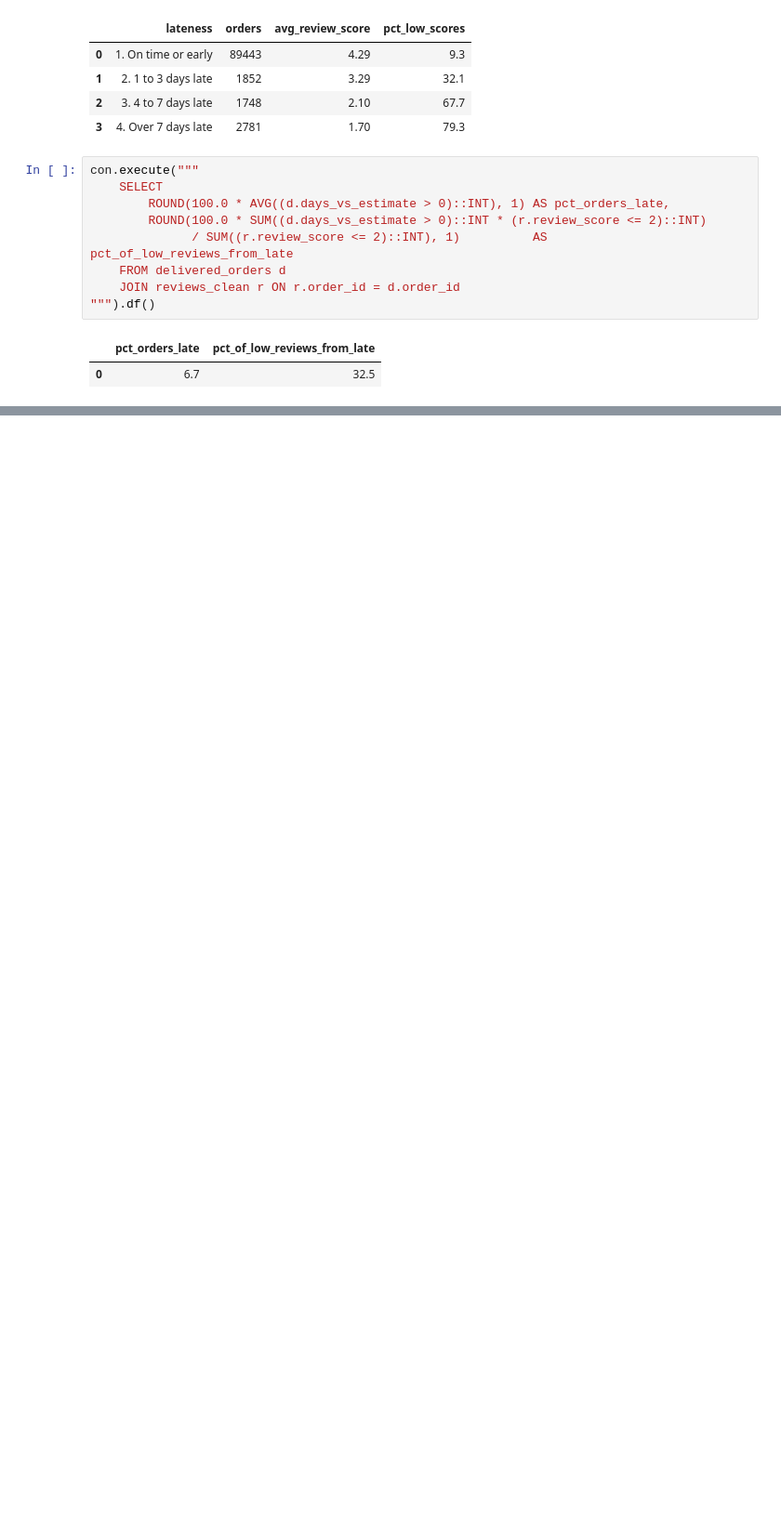
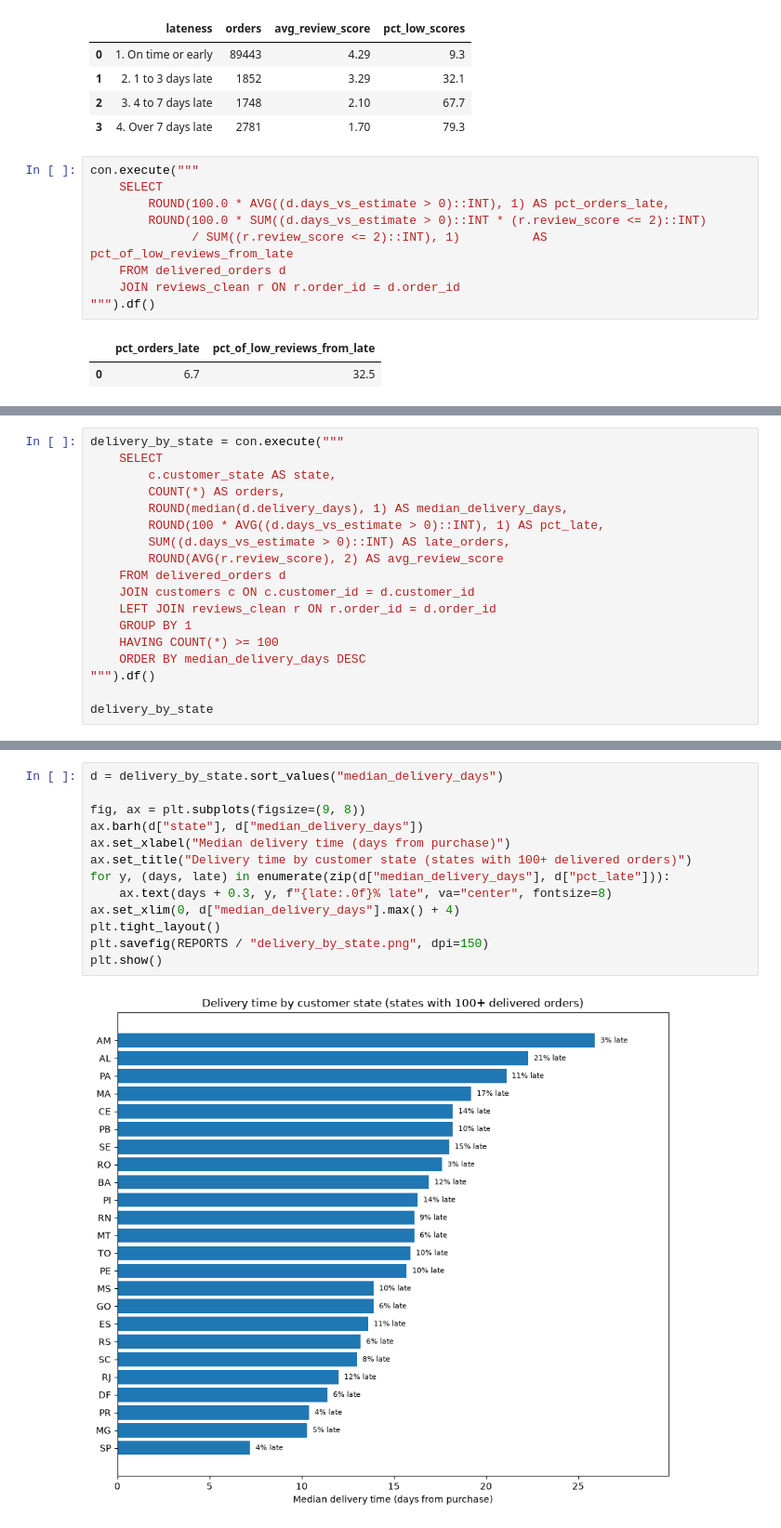
Before and after one commit to eQuaEnoo/olist-ecommerce-analysis, a Jupyter notebook: notebooks/01-explore.ipynb, the cells around one changed output, grey strips where cells are left out. Shown at 93% size. Drawn from its saved outputs; the diff is of its cells as text; blank space fills up the shorter version.

```diff
--- a/notebooks/01-explore.ipynb
+++ b/notebooks/01-explore.ipynb
@@ -364,0 +416,18 @@ plt.show()
+# %%
+delivery_by_state = con.execute("""
+    SELECT
+        c.customer_state AS state,
+        COUNT(*) AS orders,
+        ROUND(median(d.delivery_days), 1) AS median_delivery_days,
+        ROUND(100 * AVG((d.days_vs_estimate > 0)::INT), 1) AS pct_late,
+        SUM((d.days_vs_estimate > 0)::INT) AS late_orders,
+        ROUND(AVG(r.review_score), 2) AS avg_review_score
+    FROM delivered_orders d
+    JOIN customers c ON c.customer_id = d.customer_id
+    LEFT JOIN reviews_clean r ON r.order_id = d.order_id
+    GROUP BY 1
+    HAVING COUNT(*) >= 100
+    ORDER BY median_delivery_days DESC
+""").df()
+
+delivery_by_state
@@ -364,0 +452,15 @@ plt.show()
+# %%
+d = delivery_by_state.sort_values("median_delivery_days")
+
+fig, ax = plt.subplots(figsize=(9, 8))
+ax.barh(d["state"], d["median_delivery_days"])
+ax.set_xlabel("Median delivery time (days from purchase)")
+ax.set_title("Delivery time by customer state (states with 100+ delivered orders)")
+for y, (days, late) in enumerate(zip(d["median_delivery_days"], d["pct_late"])):
+    ax.text(days + 0.3, y, f"{late:.0f}% late", va="center", fontsize=8)
+ax.set_xlim(0, d["median_delivery_days"].max() + 4)
+plt.tight_layout()
+plt.savefig(REPORTS / "delivery_by_state.png", dpi=150)
+plt.show()
+# %% [output]
+[figure, added]
```
Also changed, not shown: parts of 11 cells of this notebook, 3 other files.
